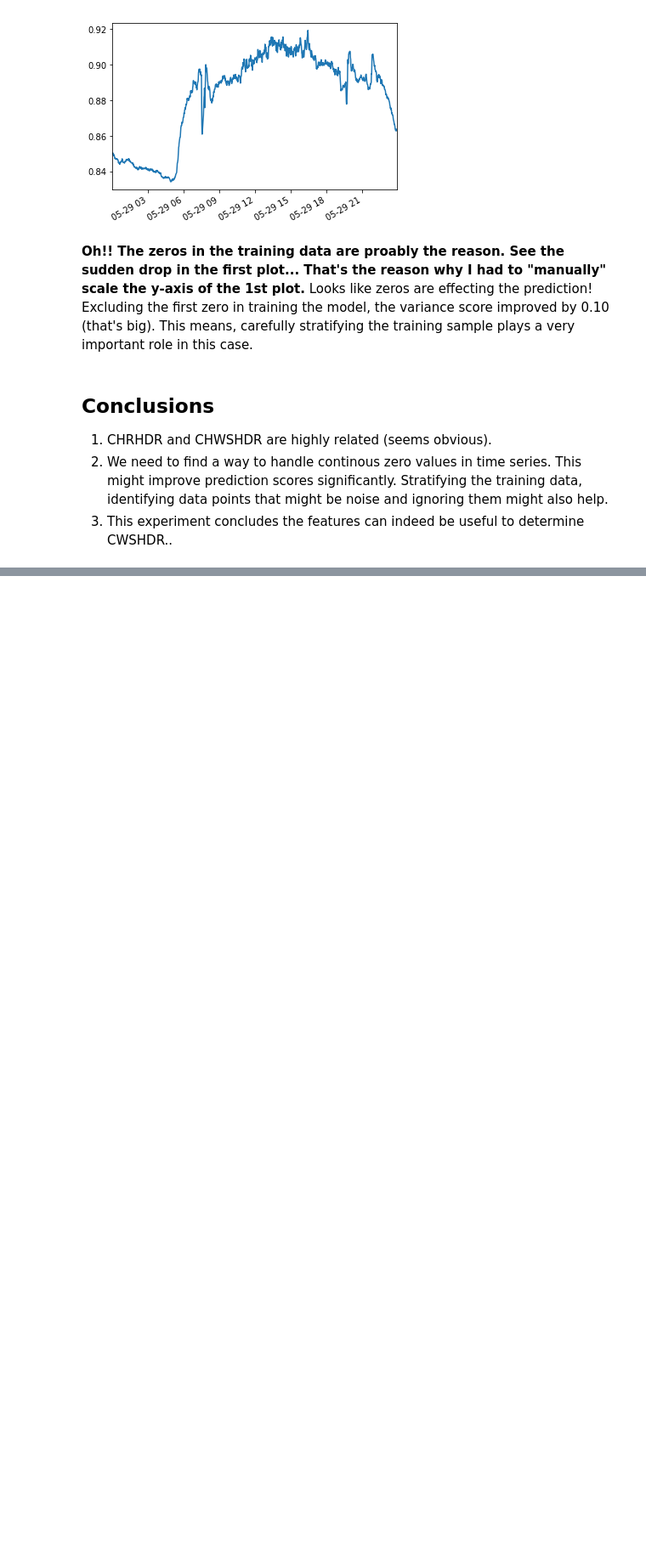
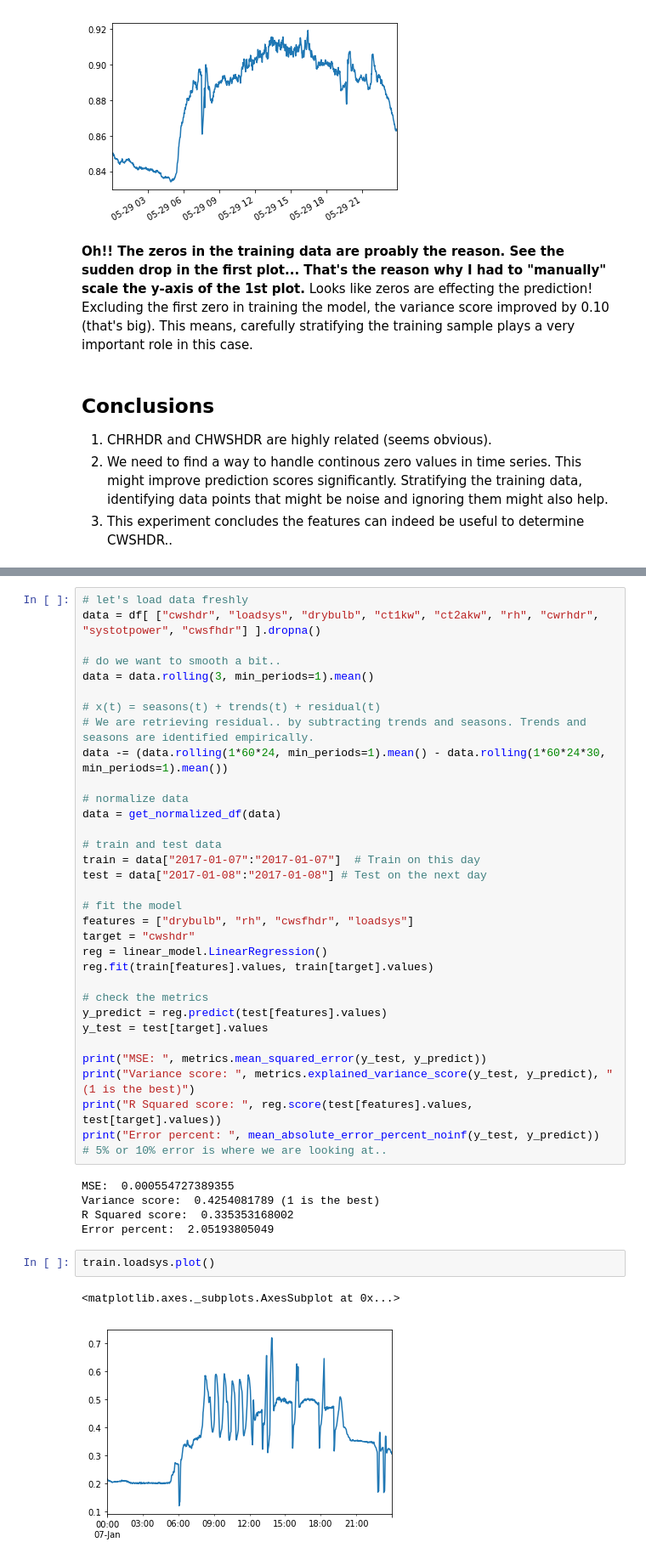
Before and after one commit to MiachelGu/chiller-plants, a Jupyter notebook: notebooks/3. Simple Regression - Insead.ipynb, the cells around one changed output, grey strips where cells are left out. Shown at 85% size. Cells and saved outputs as stored; diff of their text form; blank space fills up the shorter version.

```diff
--- a/notebooks/3. Simple Regression - Insead.ipynb
+++ b/notebooks/3. Simple Regression - Insead.ipynb
@@ -374,0 +430,42 @@ print("Error percent: ", error_percentage(y_test, y_predict))  # 5% or 10% error
+# %%
+# let's load data freshly
+data = df[ ["cwshdr", "loadsys", "drybulb", "ct1kw", "ct2akw", "rh", "cwrhdr", "systotpower", "cwsfhdr"] ].dropna()
+
+# do we want to smooth a bit..
+data = data.rolling(3, min_periods=1).mean()
+
+# x(t) = seasons(t) + trends(t) + residual(t)
+# We are retrieving residual.. by subtracting trends and seasons. Trends and seasons are identified empirically.
+data -= (data.rolling(1*60*24, min_periods=1).mean() - data.rolling(1*60*24*30, min_periods=1).mean())
+
+# normalize data
+data = get_normalized_df(data)
+
+# train and test data
+train = data["2017-01-07":"2017-01-07"]  # Train on this day
+test = data["2017-01-08":"2017-01-08"] # Test on the next day
+
+# fit the model
+features = ["drybulb", "rh", "cwsfhdr", "loadsys"]
+target = "cwshdr"
+reg = linear_model.LinearRegression()
+reg.fit(train[features].values, train[target].values)
+
+# check the metrics
+y_predict = reg.predict(test[features].values)
+y_test = test[target].values
+
+print("MSE: ", metrics.mean_squared_error(y_test, y_predict))
+print("Variance score: ", metrics.explained_variance_score(y_test, y_predict), "(1 is the best)")
+print("R Squared score: ", reg.score(test[features].values, test[target].values))
+print("Error percent: ", mean_absolute_error_percent_noinf(y_test, y_predict))  # 5% or 10% error is where we are looking at..
+# %% [output]
+MSE:  0.000554727389355
+Variance score:  0.4254081789 (1 is the best)
+R Squared score:  0.335353168002
+Error percent:  2.05193805049
+# %%
+train.loadsys.plot()
+# %% [output]
+<matplotlib.axes._subplots.AxesSubplot at 0x...>
+[figure, added]
```
Also changed, not shown: parts of 28 cells of this notebook.
